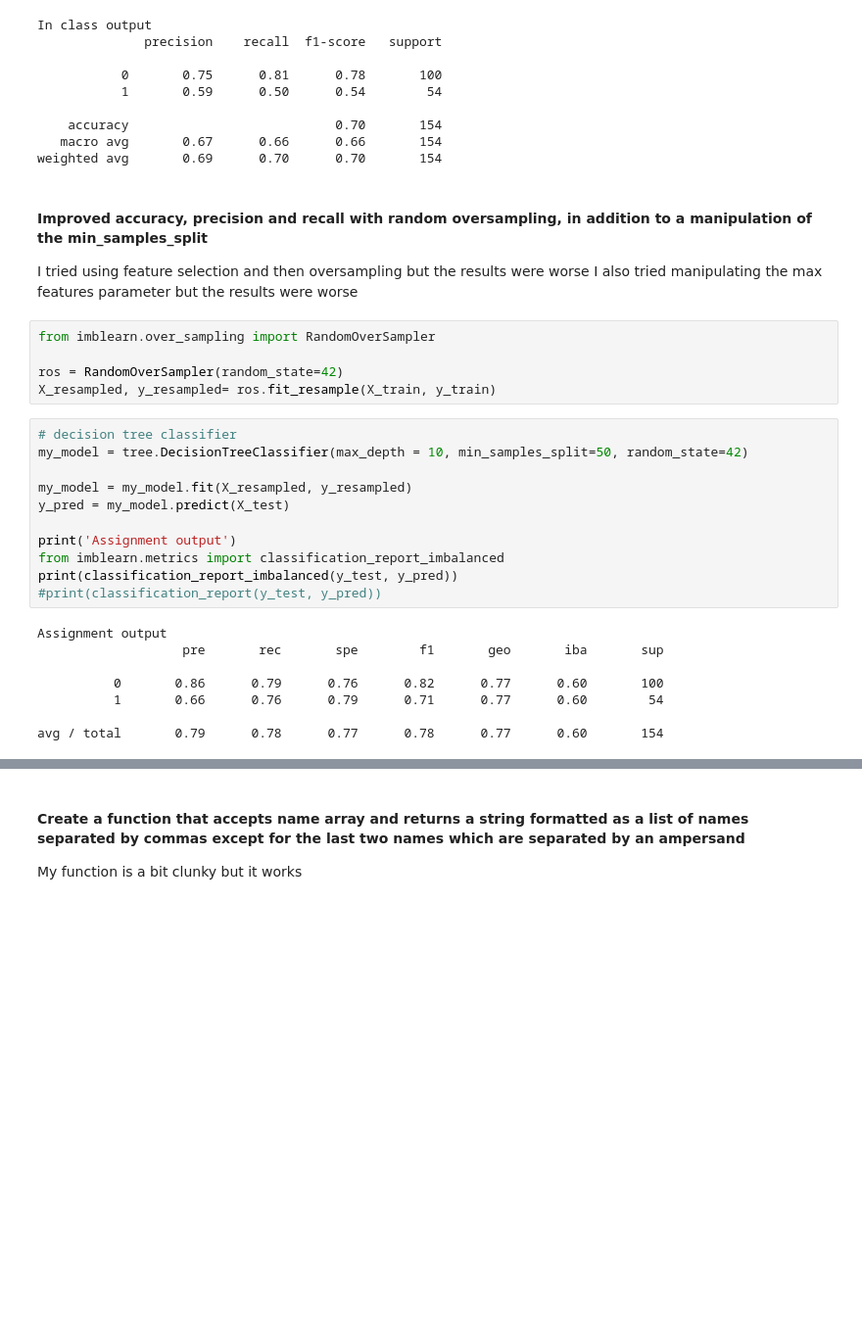
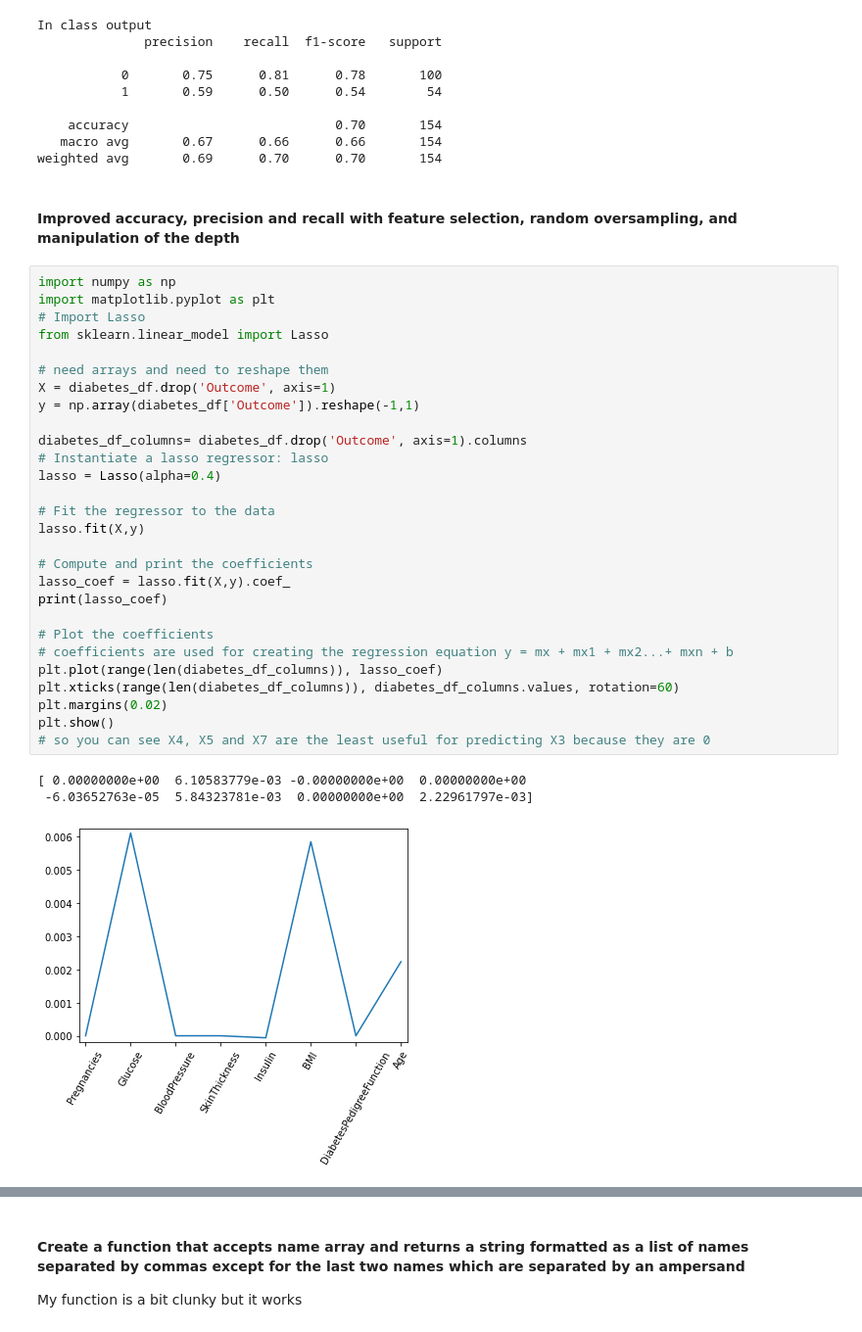
Before and after one commit to britt-emm/Homework, a Jupyter notebook: Class-work/Week16_InClass_assignment.ipynb, the cells around one changed output, grey strips where cells are left out. Shown: that part at 98% size. Saved outputs shown, nothing was run; the diff lists cells and outputs as text; blank space fills up the shorter version.

```diff
--- a/Class-work/Week16_InClass_assignment.ipynb
+++ b/Class-work/Week16_InClass_assignment.ipynb
@@ -51,31 +51,36 @@ In class output
    macro avg       0.67      0.66      0.66       154
 weighted avg       0.69      0.70      0.70       154
 # %% [markdown]
-#### Improved accuracy, precision and recall with random oversampling, in addition to a manipulation of the min_samples_split
-
-I tried using feature selection and then oversampling but the results were worse
-I also tried manipulating the max features parameter but the results were worse
+#### Improved accuracy, precision and recall with feature selection, random oversampling, and manipulation of the depth
-# %%
-from imblearn.over_sampling import RandomOverSampler
-
-ros = RandomOverSampler(random_state=42)
-X_resampled, y_resampled= ros.fit_resample(X_train, y_train)
-# %%
-# decision tree classifier
-my_model = tree.DecisionTreeClassifier(max_depth = 10, min_samples_split=50, random_state=42)
-
-my_model = my_model.fit(X_resampled, y_resampled)
-y_pred = my_model.predict(X_test)
-
-print('Assignment output')
-from imblearn.metrics import classification_report_imbalanced
-print(classification_report_imbalanced(y_test, y_pred))
-#print(classification_report(y_test, y_pred))
-# %% [output]
-Assignment output
-                   pre       rec       spe        f1       geo       iba       sup
-
-          0       0.86      0.79      0.76      0.82      0.77      0.60       100
-          1       0.66      0.76      0.79      0.71      0.77      0.60        54
-
-avg / total       0.79      0.78      0.77      0.78      0.77      0.60       154
+# %%
+import numpy as np
+import matplotlib.pyplot as plt
+# Import Lasso
+from sklearn.linear_model import Lasso
+
+# need arrays and need to reshape them
+X = diabetes_df.drop('Outcome', axis=1)
+y = np.array(diabetes_df['Outcome']).reshape(-1,1)
+
+diabetes_df_columns= diabetes_df.drop('Outcome', axis=1).columns
+# Instantiate a lasso regressor: lasso
+lasso = Lasso(alpha=0.4)
+
+# Fit the regressor to the data
+lasso.fit(X,y)
+
+# Compute and print the coefficients
+lasso_coef = lasso.fit(X,y).coef_
+print(lasso_coef)
+
+# Plot the coefficients
+# coefficients are used for creating the regression equation y = mx + mx1 + mx2...+ mxn + b
+plt.plot(range(len(diabetes_df_columns)), lasso_coef)
+plt.xticks(range(len(diabetes_df_columns)), diabetes_df_columns.values, rotation=60)
+plt.margins(0.02)
+plt.show()
+# so you can see X4, X5 and X7 are the least useful for predicting X3 because they are 0
+# %% [output]
+[ 0.00000000e+00  6.10583779e-03 -0.00000000e+00  0.00000000e+00
+ -6.03652763e-05  5.84323781e-03  0.00000000e+00  2.22961797e-03]
+[figure, added]
```
Also changed, not shown: parts of 4 cells of this notebook.
